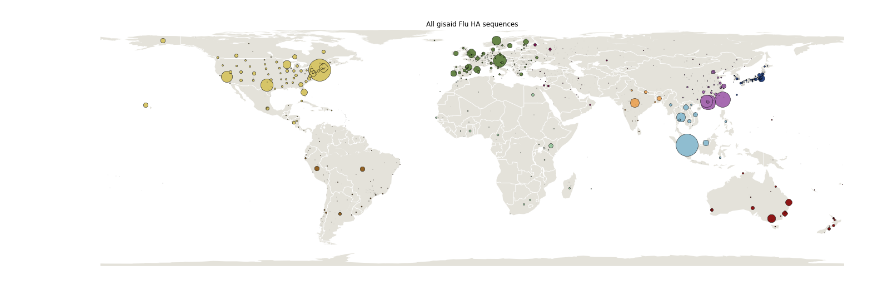
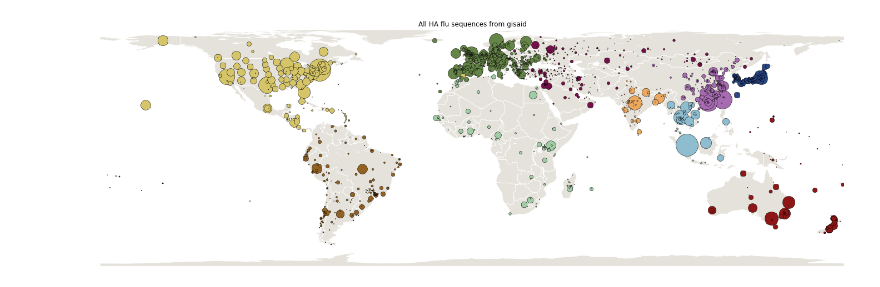
Before and after one commit to nextstrain/fauna, a Jupyter notebook: global_distribution.ipynb, the cells around one changed output. Drawn from its saved outputs; the diff is of its cells as text; code cells hidden in the pictures.

Commit message:
separate into functions, add zika plot

```diff
--- a/global_distribution.ipynb
+++ b/global_distribution.ipynb
@@ -26,27 +2,61 @@ for point in location_points.values():
 from pylab import rcParams
 %matplotlib inline
 rcParams['figure.figsize'] = (24,12)
+# %%
+def parse_data(viruses):
+    location_points = {}  # map from "lat_long_location,country" to "region", "latitude", "longitude", "magnitude"
+    region_to_color = {'africa':'#A0CCA5', 'china':'#A76BB1', 'europe':'#658447', 'south_asia':'#EBA85F',
+                       'japan_korea':'#2A4786', 'north_america':'#D6C568', 'oceania':'#8E1616', 'south_pacific':'#DF4327',
+                       'south_america':'#926224','southeast_asia':'#8FBDD0', 'west_asia':'#76104B'}
+    for v in viruses:
+        if 'lat_long_location' in v and 'country' in v:
+            if (v['lat_long_location']+":"+v['country']) in location_points:
+                location_points[v['lat_long_location']+":"+v['country']]['magnitude']+=1
+            else:
+                new_location_point = {'region':v['region'],'latitude':v['latitude'], 'longitude':v['longitude'], 'magnitude':1}
+                location_points[v['lat_long_location']+":"+v['country']] = new_location_point
+    longs, lats, magnitudes, colors = [], [], [], []
+    for point in location_points.values():
+        longs.append(point['longitude'])
+        lats.append(point['latitude'])
+        magnitudes.append(point['magnitude'])
+        if 'region' in point and point['region'] is not None:
+            colors.append(region_to_color[point['region']])
+        else:
+            colors.append('white')
+    return (longs, lats, magnitudes, colors)
 # %%
-# --- Build Map ---
-from mpl_toolkits.basemap import Basemap
-import matplotlib.pyplot as plt
-import numpy as np
+def plot_map(long_lat_mag_col, max_magnitude, title, max_marker_size=40):
+    # --- Build Map ---
+    from mpl_toolkits.basemap import Basemap
+    import matplotlib.pyplot as plt
+    import numpy as np
 
-eq_map = Basemap(projection='cea',llcrnrlat=-90,urcrnrlat=90,llcrnrlon=-180,urcrnrlon=180,resolution='c')
-eq_map.drawcountries(color = 'white', linewidth=1.0)
-eq_map.fillcontinents(color = '#E4E2DA')
-eq_map.drawmapboundary(color = 'white')
-
-
-max_marker_size = 40
-max_magnitude = max(magnitudes)
-zipped = sorted(zip(longs, lats, magnitudes, colors),key=lambda m: m[2], reverse=True) # sort by magnitude, largest first
-for lon, lat, mag, col in zipped:
-    x,y = eq_map(lon, lat)
-    #msize = np.sqrt(mag/max_magnitude) * min_marker_size
-    msize = (mag/max_magnitude) * min_marker_size
-    eq_map.plot(x, y, 'o', c=col, markersize=msize)
-plt.title('All gisaid Flu HA sequences')
-plt.show()
+    eq_map = Basemap(projection='cea',llcrnrlat=-90,urcrnrlat=90,llcrnrlon=-180,urcrnrlon=180,resolution='c')
+    eq_map.drawcountries(color = 'white', linewidth=1.0)
+    eq_map.fillcontinents(color = '#E4E2DA')
+    eq_map.drawmapboundary(color = 'white')
+    for lon, lat, mag, col in long_lat_mag_col:
+        x,y = eq_map(lon, lat)
+        msize = np.sqrt(mag/max_magnitude) * max_marker_size
+        #msize = (mag/max_magnitude) * max_marker_size
+        eq_map.plot(x, y, 'ko', c=col, markersize=msize)
+    plt.title(title)
+    plt.show()
-# %% [output]
-[figure, removed]
+# %%
+def global_distribution_plot(fname, title):
+    import json
+    file = open(fname, 'r')
+    viruses = json.load(file)
+    llmc_tuple = parse_data(viruses)
+    max_magnitude = max(llmc_tuple[2])
+    # sort by magnitude, largest first
+    long_lat_mag_col = sorted(zip(llmc_tuple[0], llmc_tuple[1], llmc_tuple[2], llmc_tuple[3]),key=lambda m: m[2], reverse=True)
+    plot_map(long_lat_mag_col, max_magnitude, title)
+# %%
+# All HA flu sequences from gisaid
+fname = "data/flu_2016_08_04_HA.json"
+title = "All HA flu sequences from gisaid"
+global_distribution_plot(fname, title)
+# %% [output]
+[figure, added]
```
Also changed, not shown: parts of 2 cells of this notebook.
